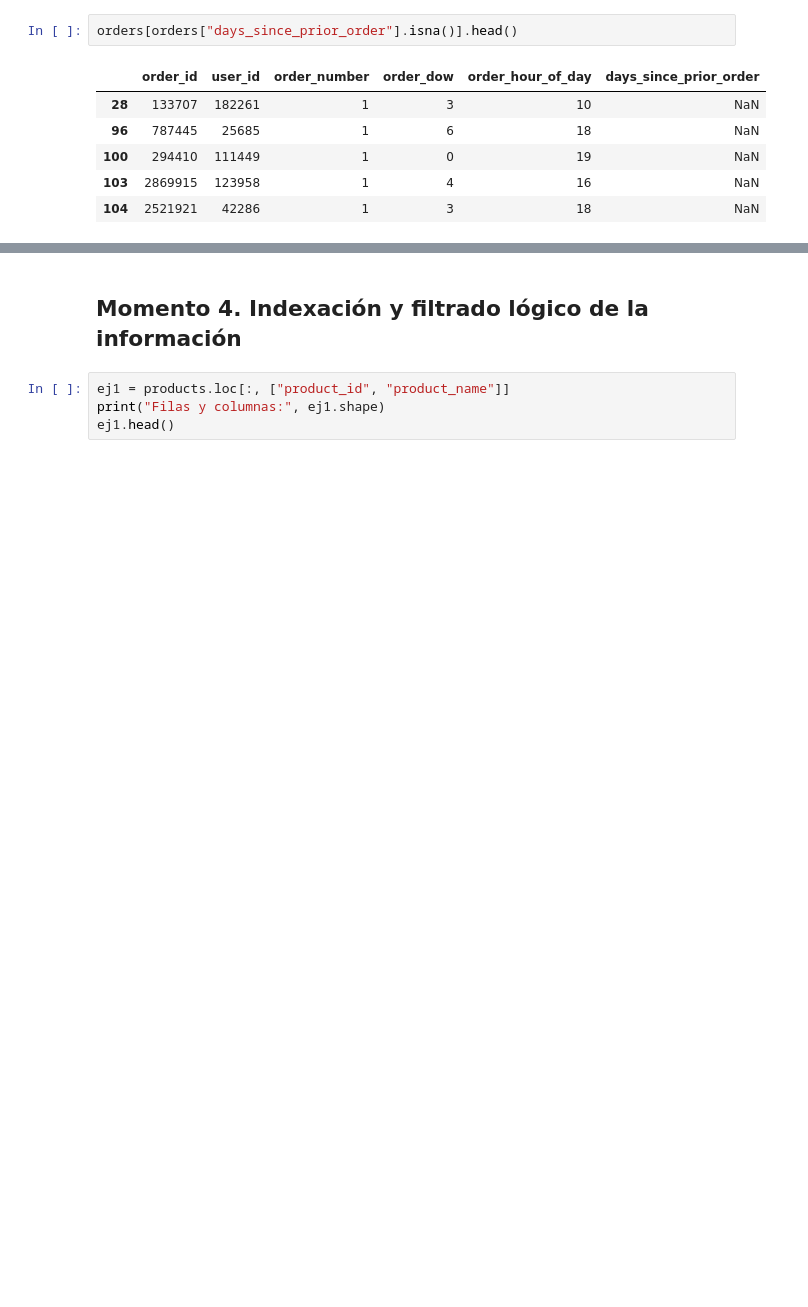
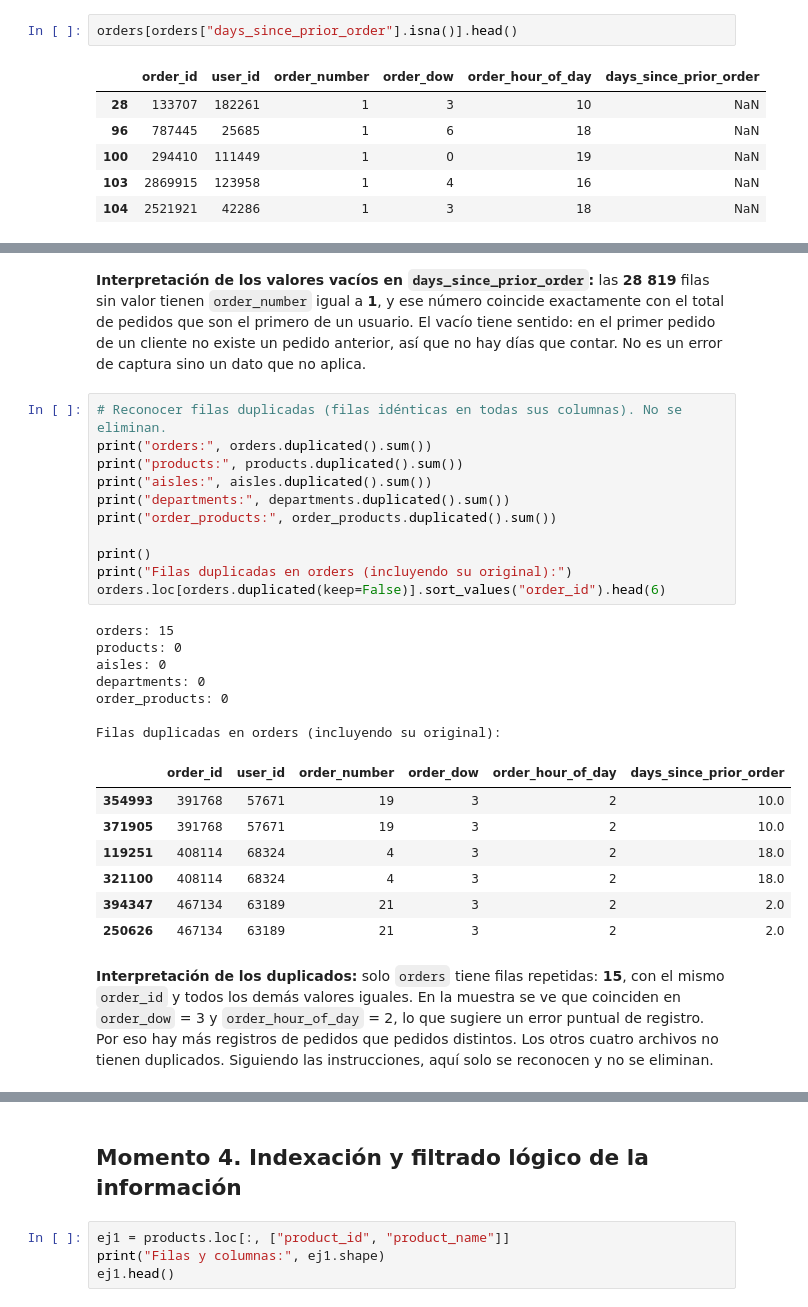
Before and after one commit to LPAMENDEZ/instacart.analisis, a Jupyter notebook: notebooks/01_exploracion_instacart.ipynb, the cells around one changed output, grey strips where cells are left out. Saved outputs shown, nothing was run; the diff lists cells and outputs as text; blank space fills up the shorter version.

Commit message:
docs: completar tablas, duplicados y respuestas del Momento 3

```diff
--- a/notebooks/01_exploracion_instacart.ipynb
+++ b/notebooks/01_exploracion_instacart.ipynb
@@ -292,3 +317,33 @@ orders[orders["days_since_prior_order"].isna()].head()
+# %% [markdown]
+**Interpretación de los valores vacíos en `days_since_prior_order`:** las **28 819** filas sin valor tienen `order_number` igual a **1**, y ese número coincide exactamente con el total de pedidos que son el primero de un usuario. El vacío tiene sentido: en el primer pedido de un cliente no existe un pedido anterior, así que no hay días que contar. No es un error de captura sino un dato que no aplica.
+# %%
+# Reconocer filas duplicadas (filas idénticas en todas sus columnas). No se eliminan.
+print("orders:", orders.duplicated().sum())
+print("products:", products.duplicated().sum())
+print("aisles:", aisles.duplicated().sum())
+print("departments:", departments.duplicated().sum())
+print("order_products:", order_products.duplicated().sum())
+
+print()
+print("Filas duplicadas en orders (incluyendo su original):")
+orders.loc[orders.duplicated(keep=False)].sort_values("order_id").head(6)
+# %% [output]
+orders: 15
+products: 0
+aisles: 0
+departments: 0
+order_products: 0
+
+Filas duplicadas en orders (incluyendo su original):
+|  | order_id | user_id | order_number | order_dow | order_hour_of_day | days_since_prior_order |
+| 354993 | 391768 | 57671 | 19 | 3 | 2 | 10.0 |
+| 371905 | 391768 | 57671 | 19 | 3 | 2 | 10.0 |
+| 119251 | 408114 | 68324 | 4 | 3 | 2 | 18.0 |
+| 321100 | 408114 | 68324 | 4 | 3 | 2 | 18.0 |
+| 394347 | 467134 | 63189 | 21 | 3 | 2 | 2.0 |
+| 250626 | 467134 | 63189 | 21 | 3 | 2 | 2.0 |
+# %% [markdown]
+**Interpretación de los duplicados:** solo `orders` tiene filas repetidas: **15**, con el mismo `order_id` y todos los demás valores iguales. En la muestra se ve que coinciden en `order_dow` = 3 y `order_hour_of_day` = 2, lo que sugiere un error puntual de registro. Por eso hay más registros de pedidos que pedidos distintos. Los otros cuatro archivos no tienen duplicados. Siguiendo las instrucciones, aquí solo se reconocen y no se eliminan.
 # %% [markdown]
 ### Tabla de diagnóstico
 
```
Also changed, not shown: parts of 4 cells of this notebook.
